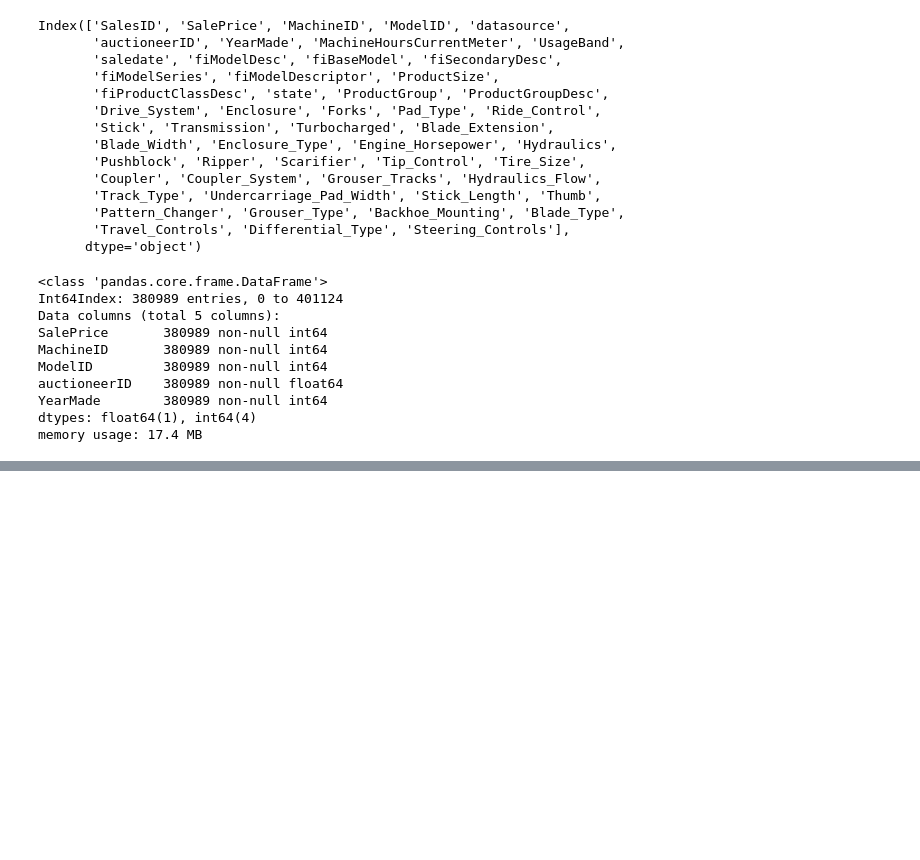
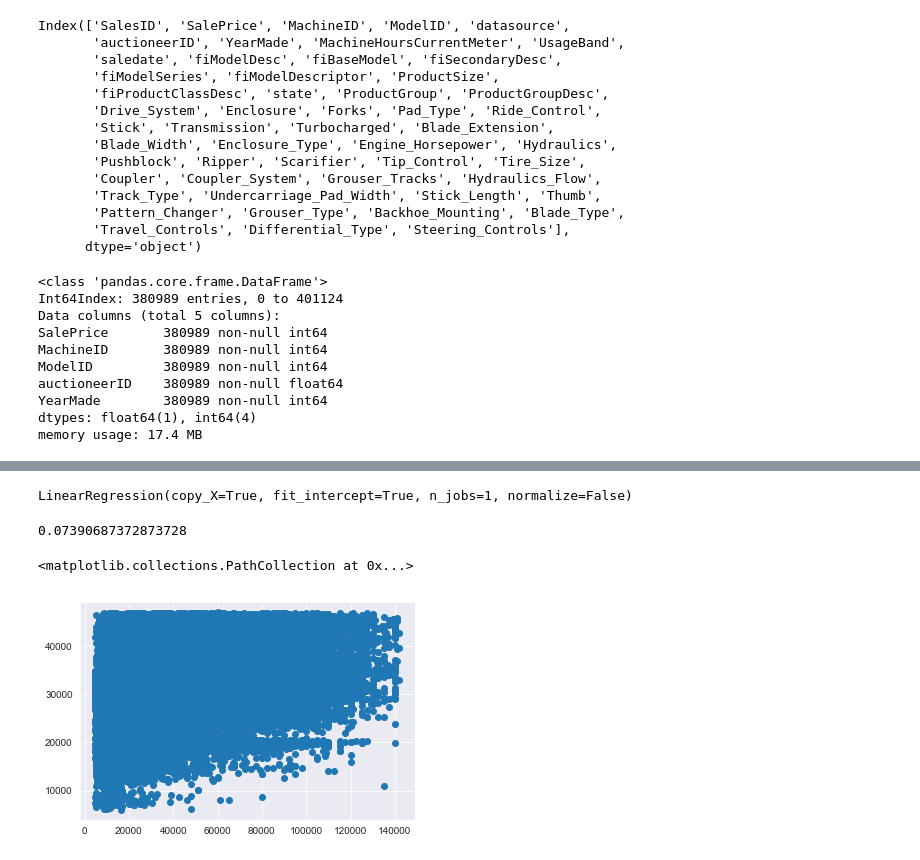
Before and after one commit to deepakchandi/regression_case_study, a Jupyter notebook: model.ipynb, the cells around one changed output, grey strips where cells are left out. Drawn from its saved outputs; the diff is of its cells as text; code cells hidden in the pictures; blank space fills up the shorter version.

```diff
--- a/model.ipynb
+++ b/model.ipynb
@@ -101,0 +107,4 @@ model1.predict
+# %%
+scaler = StandardScaler()
+# %%
+scaler.fit(X_train)
@@ -105,0 +125,15 @@ lm1
+# %%
+lm1.fit(X_train, y_train)
+# %% [output]
+LinearRegression(copy_X=True, fit_intercept=True, n_jobs=1, normalize=False)
+# %%
+pred1 = lm1.predict(X_test)
+# %%
+lm1.score(X_test, y_test)
+# %% [output]
+0.07390687372873728
+# %%
+plt.scatter(y_test, pred1)
+# %% [output]
+<matplotlib.collections.PathCollection at 0x...>
+[figure, added]
```
Also changed, not shown: parts of 9 cells of this notebook.
